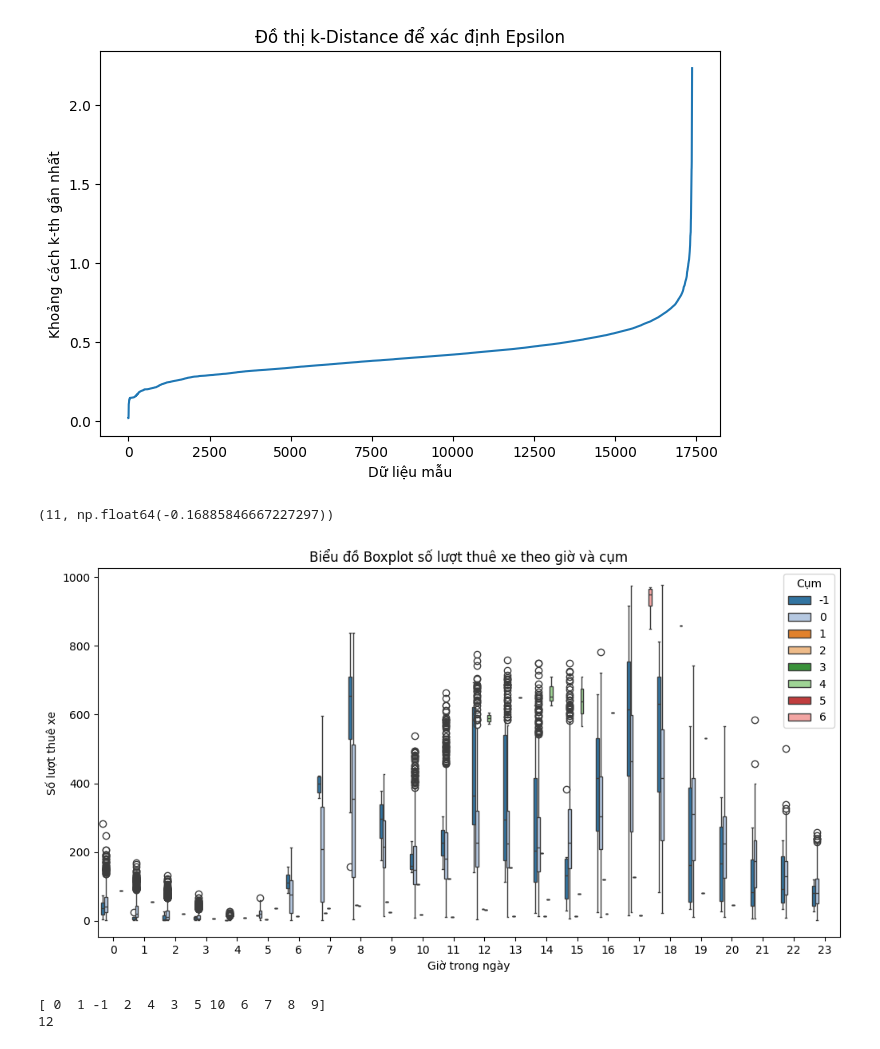
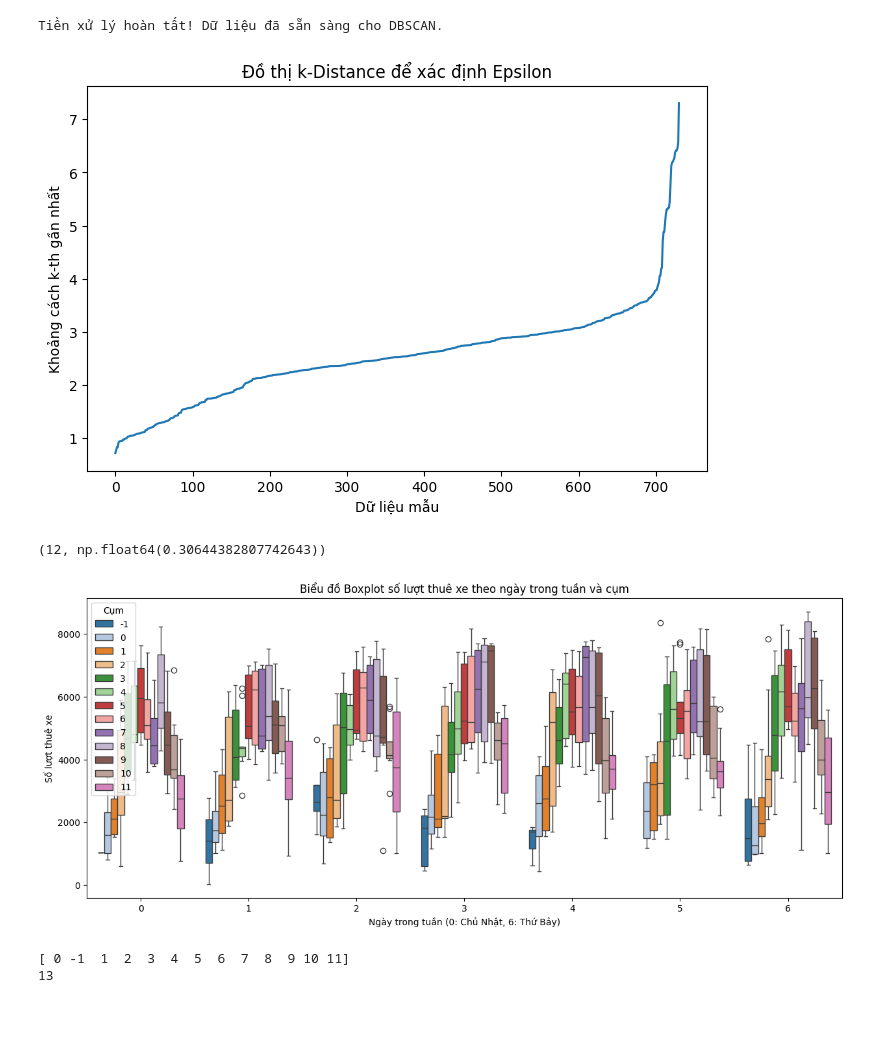
Before and after one commit to AriTannia/KPDL, a Jupyter notebook: Building&Evaluation.ipynb, the cells around one changed output. Cells and saved outputs as stored; diff of their text form; code cells hidden in the pictures; blank space fills up the shorter version.

```diff
--- a/Building&Evaluation.ipynb
+++ b/Building&Evaluation.ipynb
@@ -3,7 +3,7 @@
 import pandas as pd
 
 # Đọc file CSV
-file_path = "C:/Users/ACER/Downloads/bike+sharing+dataset/hour.csv"
+file_path = "C:/Users/84967/Downloads/GIT CLONE HTTP/KPDL/Data/day.csv"
 
 df = pd.read_csv(file_path)
 
@@ -44,16 +47,34 @@ memory usage: 2.3+ MB
 # %%
-from sklearn.preprocessing import StandardScaler
 import numpy as np
+import pandas as pd
 import matplotlib.pyplot as plt
+from sklearn.preprocessing import StandardScaler, OneHotEncoder
 from sklearn.neighbors import NearestNeighbors
 
-# Chọn các thuộc tính liên quan đến thời gian và điều kiện thời tiết để phân cụm
-features = ['hr', 'temp', 'atemp', 'hum', 'windspeed', 'cnt']
-df_selected = df[features]
+# Giả sử biến df đã được load sẵn (ví dụ từ file "bike_hour.csv" hoặc "day.csv")
+
+# Chọn các biến liên tục và phân loại
+features_continuous = ['temp', 'atemp', 'hum', 'windspeed']
+categorical_features = ['mnth', 'weathersit', 'season', 'weekday']
+
+# Áp dụng One-Hot Encoding cho các biến phân loại
+encoder = OneHotEncoder(sparse_output=False, drop='first')
+encoded_features = encoder.fit_transform(df[categorical_features])
+
+# Tạo DataFrame cho các cột đã mã hóa
+encoded_df = pd.DataFrame(encoded_features, columns=encoder.get_feature_names_out(categorical_features))
+
+# Ghép lại với các cột liên tục
+df_processed = pd.concat([df[features_continuous], encoded_df], axis=1)
 
 # Chuẩn hóa dữ liệu bằng StandardScaler
 scaler = StandardScaler()
-df_scaled = scaler.fit_transform(df_selected)
+df_scaled = scaler.fit_transform(df_processed)
+
+# Xuất dữ liệu đã tiền xử lý ra file CSV
+df_final = pd.DataFrame(df_scaled, columns=df_processed.columns)
+df_final.to_csv("processed_bike_data.csv", index=False)
+print("Tiền xử lý hoàn tất! Dữ liệu đã sẵn sàng cho DBSCAN.")
 
 # Xác định tham số epsilon bằng đồ thị k-distance
 neigh = NearestNeighbors(n_neighbors=5)
@@ -69,13 +90,14 @@ plt.ylabel("Khoảng cách k-th gần nhất")
 plt.title("Đồ thị k-Distance để xác định Epsilon")
 plt.show()
 # %% [output]
+Tiền xử lý hoàn tất! Dữ liệu đã sẵn sàng cho DBSCAN.
-[figure, old version]
+[figure, new version]
 # %%
 from sklearn.cluster import DBSCAN
 from sklearn.metrics import silhouette_score
 
 # Áp dụng DBSCAN với epsilon = 0.7 và min_samples = 5
-epsilon = 0.7
+epsilon = 3.5
 dbscan = DBSCAN(eps=epsilon, min_samples=5)
 df['cluster'] = dbscan.fit_predict(df_scaled)
 
@@ -92,23 +114,23 @@ else:
 
 num_clusters, silhouette_avg
 # %% [output]
-(11, np.float64(-0.16885846667227297))
+(12, np.float64(0.30644382807742643))
 # %%
 import seaborn as sns
+import matplotlib.pyplot as plt
 
-# Vẽ biểu đồ phân bố số lượt thuê xe theo giờ và cụm (heatmap)
-plt.figure(figsize=(12, 6))
-sns.boxplot(x='hr', y='cnt', hue='cluster', data=df, palette='tab20')
-plt.xlabel("Giờ trong ngày")
+plt.figure(figsize=(15, 6))
+sns.boxplot(x='weekday', y='cnt', hue='cluster', data=df, palette='tab20')
+plt.xlabel("Ngày trong tuần (0: Chủ Nhật, 6: Thứ Bảy)")
 plt.ylabel("Số lượt thuê xe")
-plt.title("Biểu đồ Boxplot số lượt thuê xe theo giờ và cụm")
+plt.title("Biểu đồ Boxplot số lượt thuê xe theo ngày trong tuần và cụm")
 plt.legend(title="Cụm")
 plt.show()
 # %% [output]
-[figure, old version]
+[figure, new version]
 # %%
 print(df['cluster'].unique())
 print(df['cluster'].nunique())
 # %% [output]
-[ 0  1 -1  2  4  3  5 10  6  7  8  9]
-12
+[ 0 -1  1  2  3  4  5  6  7  8  9 10 11]
+13
```
Also changed, not shown: parts of 1 cell of this notebook.
